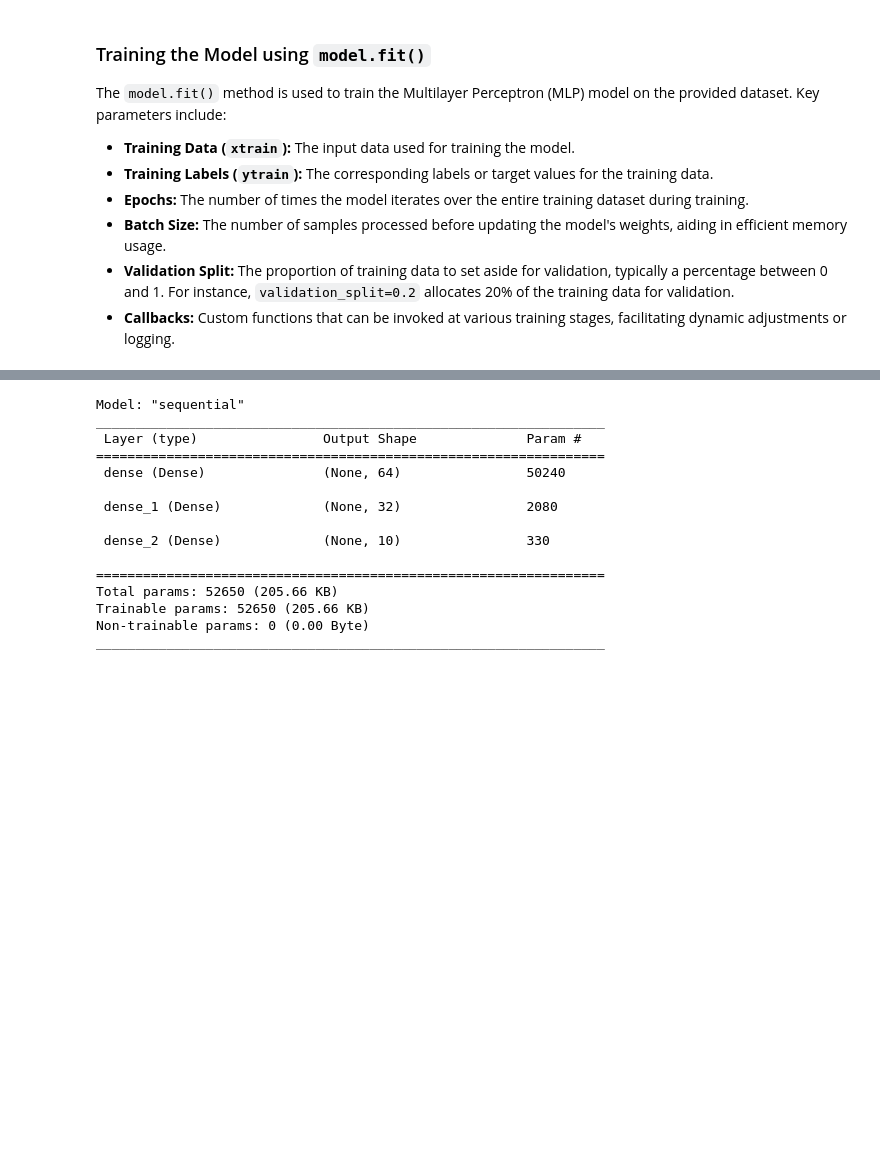
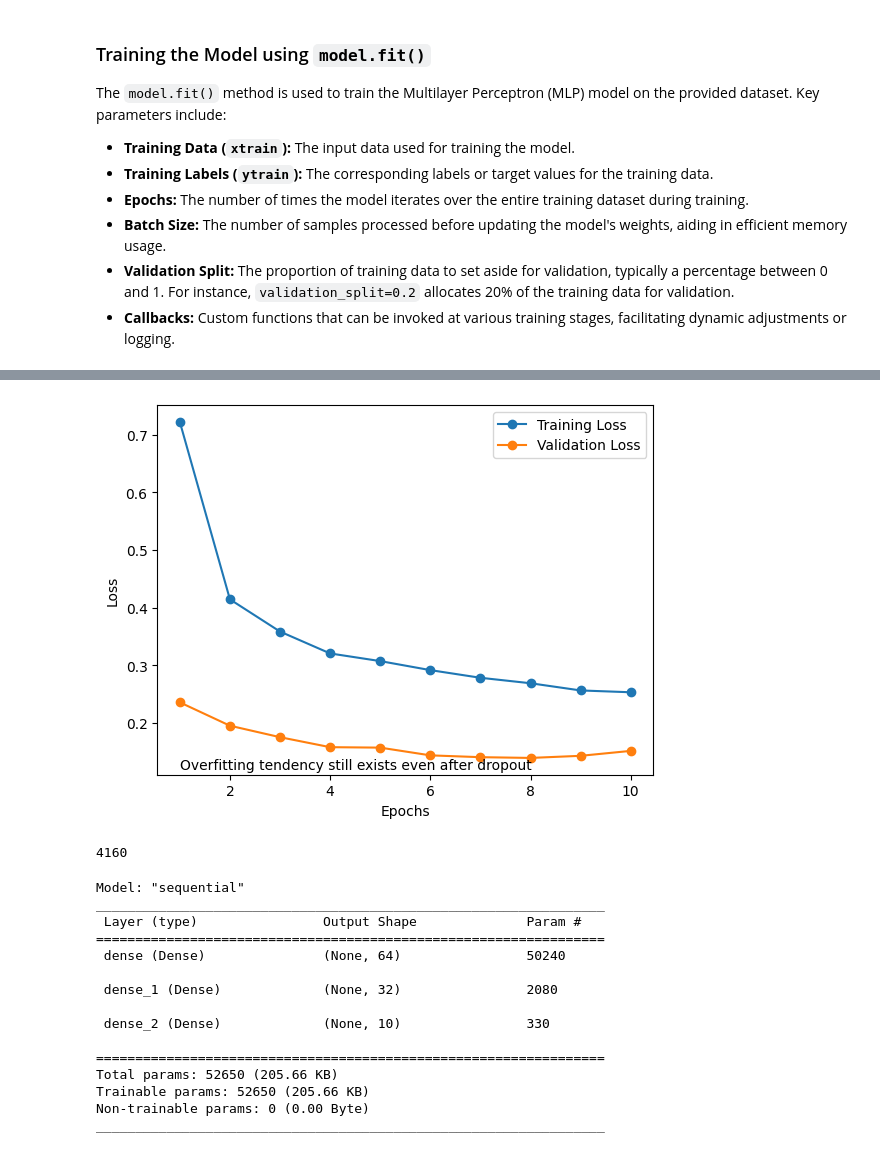
Before and after one commit to vinaykumargummadi/DSML, a Jupyter notebook: Deep Learning/notebooks/MNIST_MLP_Image_Classification.ipynb, the cells around one changed output, grey strips where cells are left out. Saved outputs shown, nothing was run; the diff lists cells and outputs as text; code cells hidden in the pictures; blank space fills up the shorter version.

```diff
--- a/Deep Learning/notebooks/MNIST_MLP_Image_Classification.ipynb
+++ b/Deep Learning/notebooks/MNIST_MLP_Image_Classification.ipynb
@@ -117,0 +149,14 @@ plt.show()
+# %%
+'''Adding Dropout to the model to reduce the possible over fitting'''
+model2 = Sequential()
+input_dim = 28*28
+output_dim = 10
+model2.add(Dense(units=64, activation='relu', input_dim=input_dim))
+model2.add(Dropout(0.4))
+model2.add(Dense(units=32, activation='relu'))
+model2.add(Dropout(0.4))
+model2.add(Dense(units=output_dim, activation='softmax'))
+# %%
+model2.compile(optimizer='adam', loss='sparse_categorical_crossentropy', metrics=['accuracy'])
+# %%
+h2=model2.fit(xtrain_flattened, ytrain, epochs=10, batch_size=32, validation_split=0.2, callbacks=[early_stopping])
@@ -118,3 +184,21 @@ plt.show()
+# %%
+training_loss_dropout=h2.history['loss']
+validation_loss_dropout=h2.history['val_loss']
+epochs = range(1, len(training_loss_dropout) + 1)
+plt.plot(epochs,training_loss_dropout,marker='o',label="Training Loss")
+plt.plot(epochs,validation_loss_dropout,marker='o',label="Validation Loss")
+deviation_text = 'Overfitting tendency still exists even after dropout'
+plt.text(epochs[0], min(min(training_loss_dropout), min(validation_loss_dropout)), deviation_text, verticalalignment='top', horizontalalignment='left')
+plt.xlabel('Epochs')
+plt.ylabel('Loss')
+plt.legend()
+plt.show()
+# %% [output]
+[figure, added]
+# %%
+64**2+64
+# %% [output]
+4160
 # %%
 model.summary()
 # %% [output]
```
Also changed, not shown: parts of 7 cells of this notebook.
